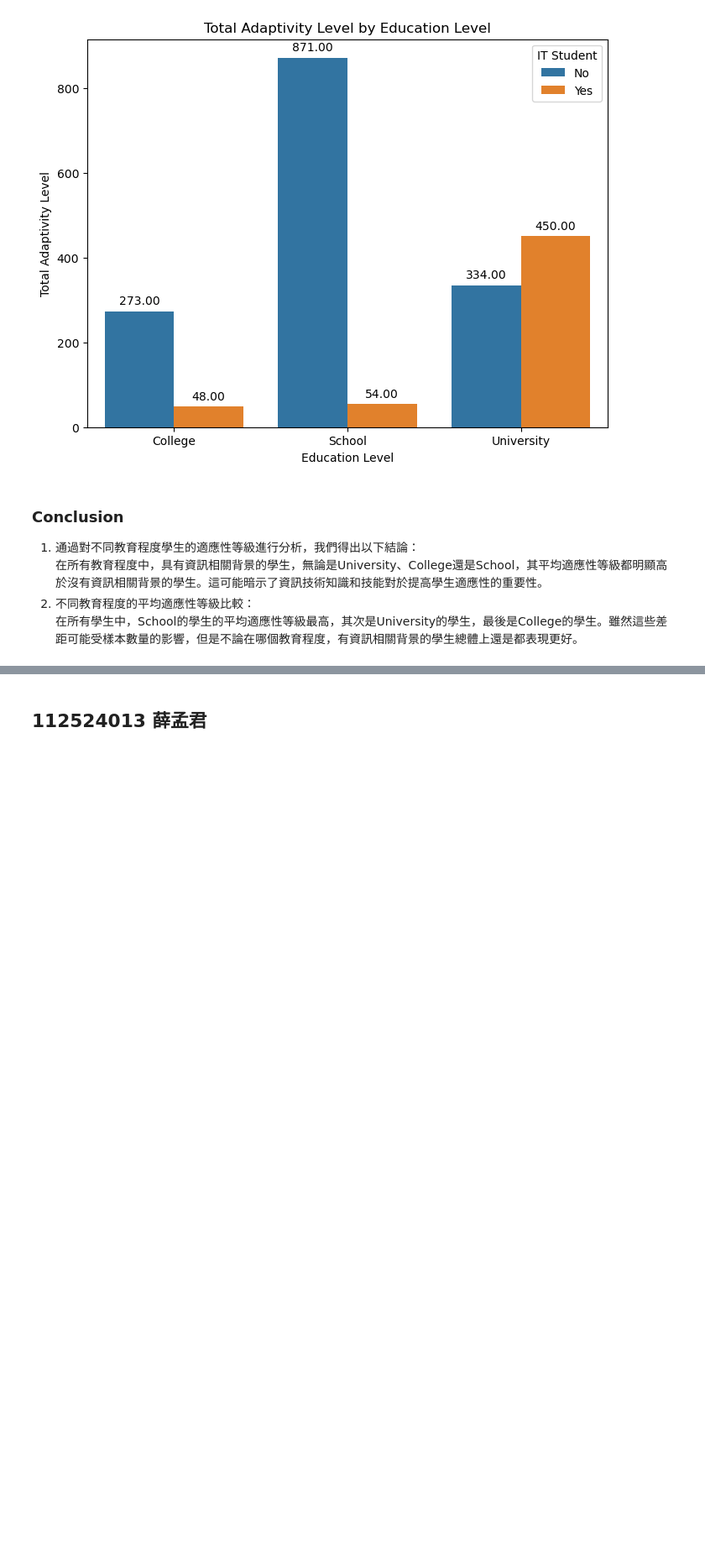
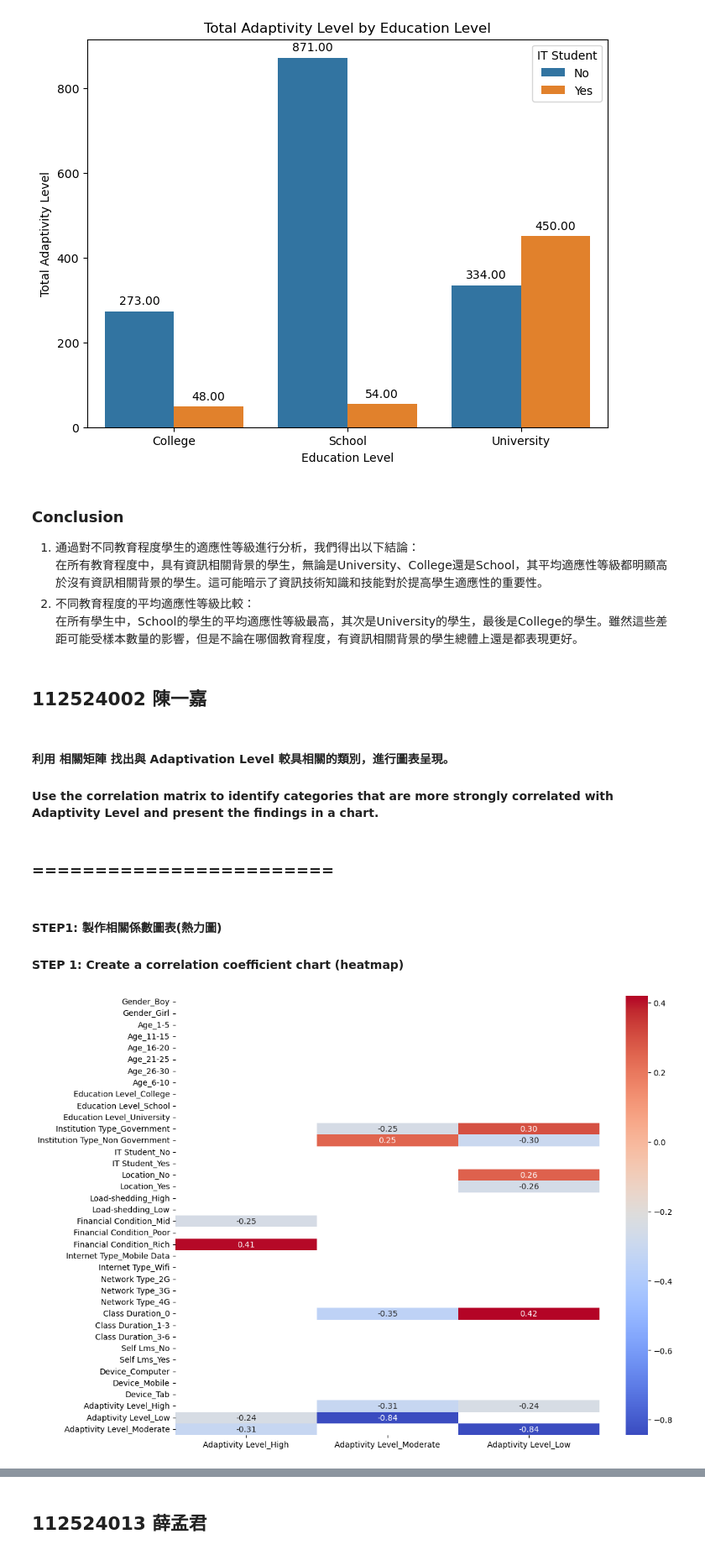
Before and after one commit to Bighsueh/AdaptabilityLevelAnalysis, a Jupyter notebook: main.ipynb, the cells around one changed output, grey strips where cells are left out. Shown at 84% size. Cells and saved outputs as stored; diff of their text form; code cells hidden in the pictures; blank space fills up the shorter version.

```diff
--- a/main.ipynb
+++ b/main.ipynb
@@ -784,3 +725,46 @@ plt.show()
     在所有教育程度中，具有資訊相關背景的學生，無論是University、College還是School，其平均適應性等級都明顯高於沒有資訊相關背景的學生。這可能暗示了資訊技術知識和技能對於提高學生適應性的重要性。
 2. 不同教育程度的平均適應性等級比較：
     在所有學生中，School的學生的平均適應性等級最高，其次是University的學生，最後是College的學生。雖然這些差距可能受樣本數量的影響，但是不論在哪個教育程度，有資訊相關背景的學生總體上還是都表現更好。
+# %% [markdown]
+## 112524002 陳一嘉
+# %% [markdown]
+#### 利用 相關矩陣 找出與 Adaptivation Level 較具相關的類別，進行圖表呈現。
+
+#### Use the correlation matrix to identify categories that are more strongly correlated with Adaptivity Level and present the findings in a chart.
+# %% [markdown]
+### ========================
+# %% [markdown]
+#### STEP1: 製作相關係數圖表(熱力圖)
+
+#### STEP 1: Create a correlation coefficient chart (heatmap)
+# %%
+# 讀取CSV文件
+# Read the CSV file into a DataFrame
+df = pd.read_csv(target_path)
+
+# 使用one-hot編碼將非數值型數據轉換為數值型數據
+# Convert categorical data to numerical data using one-hot encoding
+df_encoded = pd.get_dummies(df)
+
+# 計算相關矩陣
+# Calculate the correlation matrix
+correlation_matrix = df_encoded.corr()
+
+# 設定閾值
+# Set the threshold for high correlation
+threshold = 0.2
+
+# 篩選出與 'Adaptivity Level_High', 'Adaptivity Level_Moderate', 'Adaptivity Level_Low' 較高度相關的類別
+## Filter categories highly correlated with 'Adaptivity Level_High', 'Adaptivity Level_Moderate', and 'Adaptivity Level_Low'
+
+
+high_corr_with_adaptivity = correlation_matrix.loc[:, ['Adaptivity Level_High', 'Adaptivity Level_Moderate', 'Adaptivity Level_Low']]
+high_corr_filtered = high_corr_with_adaptivity[(high_corr_with_adaptivity.abs() >= threshold) & (high_corr_with_adaptivity.abs() < 1.0)]
+
+# 使用 seaborn 的 heatmap 函數來繪製熱力圖
+# Use Seaborn's heatmap function to plot the correlation heatmap
+plt.figure(figsize=(12, 10))
+sns.heatmap(high_corr_filtered, annot=True, fmt=".2f", cmap="coolwarm")
+plt.show()
+# %% [output]
+[figure, added]
```
Also changed, not shown: parts of 24 cells of this notebook.
